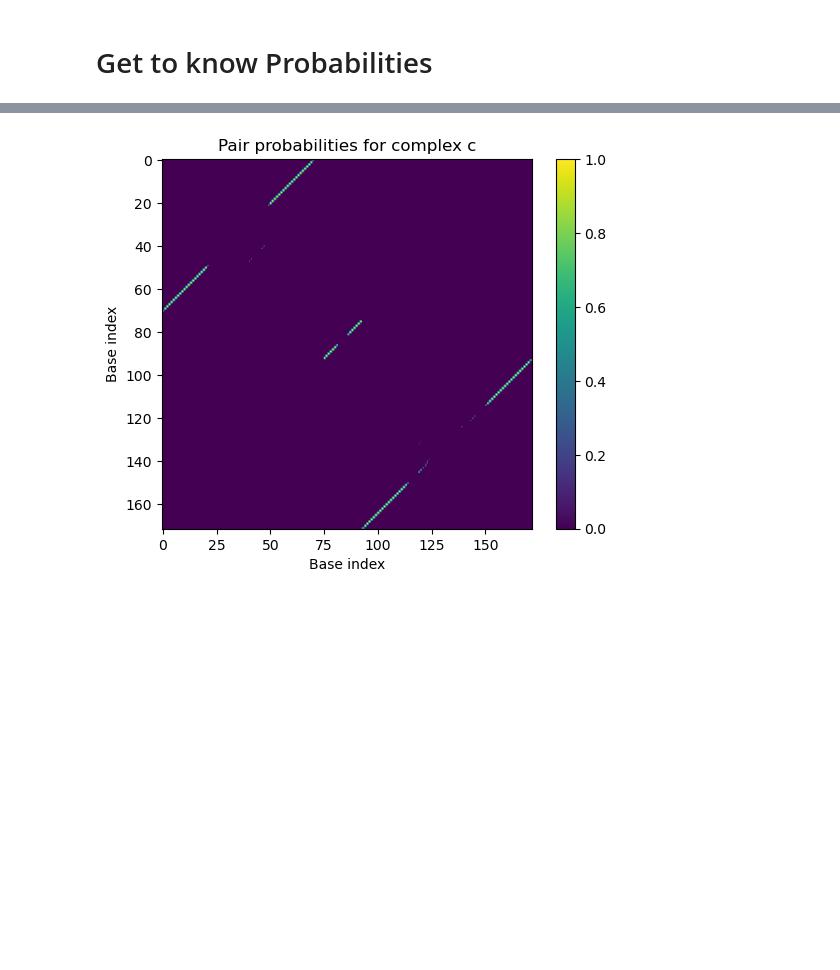
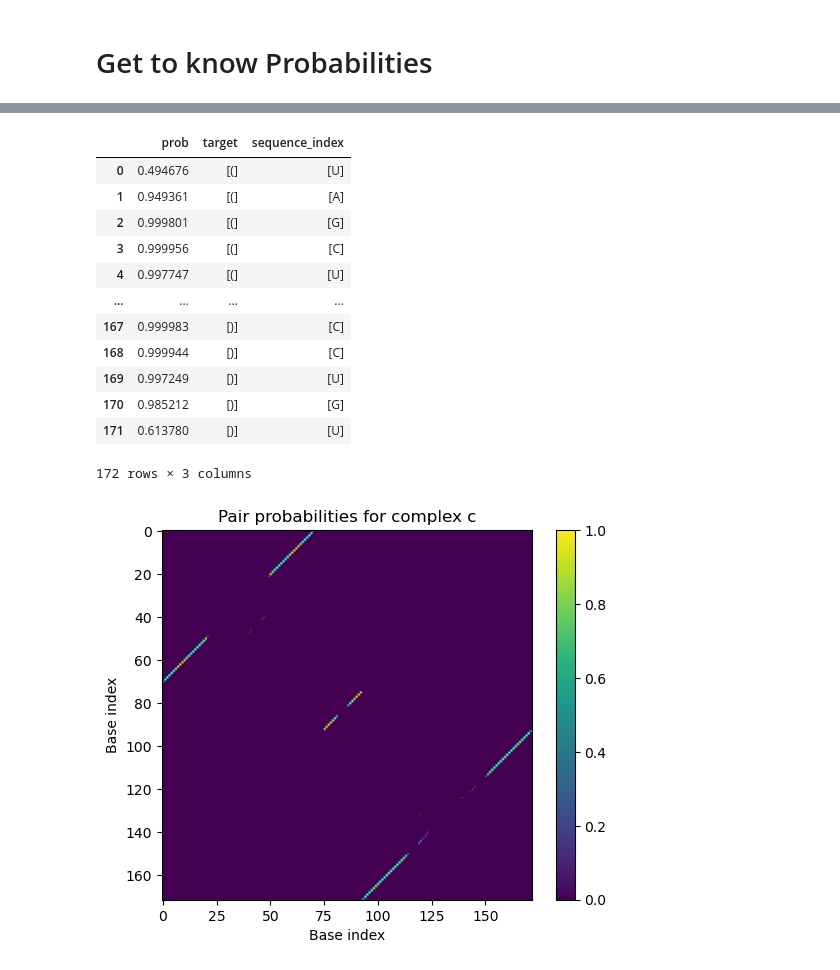
Before and after one commit to iGEM-UGM/iGEM-UGM-drylab, a Jupyter notebook: drylab-parameter-pipeline.ipynb, the cells around one changed output, grey strips where cells are left out. Saved outputs shown, nothing was run; the diff lists cells and outputs as text; code cells hidden in the pictures; blank space fills up the shorter version.

```diff
--- a/drylab-parameter-pipeline.ipynb
+++ b/drylab-parameter-pipeline.ipynb
@@ -676,12 +671,13 @@ for j in range(len(result)):
     on_level_avg = 0
     off_level_avg = 0
     for i in cols_complex:
+        # complex regression: ['(a+c+b)', '(a+b+c)', '(a+b)', '(a+c)']
         ratio_avg += result['on_off_ratio_' + str(i)][j]
         on_level_avg += result['on_level_' + str(i)][j]
         off_level_avg += result['off_level_' + str(i)][j]
     ratio_avg_list.append(ratio_avg/len(cols_complex))
-    on_level_avg_list.append(on_level_avg)
-    off_level_avg_list.append(off_level_avg)
+    on_level_avg_list.append(on_level_avg/len(cols_complex))
+    off_level_avg_list.append(off_level_avg/len(cols_complex))
 result['on_off_ratio_avg'] = ratio_avg_list
 result['on_level_avg'] = on_level_avg_list
 result['off_level_avg'] = off_level_avg_list
@@ -691,0 +688,12 @@ print(ratio_avg_list, on_level_avg_list, off_level_avg_list)
+# %%
+ratio_avg = 0
+for i in cols_complex:
+
+        # complex regression: ['(a+c+b)', '(a+b+c)', '(a+b)', '(a+c)']
+        ratio_avg += result['on_off_ratio_' + str(i)][0]
+        print(result['on_off_ratio_' + str(i)][0], i)
+ratio_avg
+print(result['on_level_' + str('(a+c+b)')][0], result['off_level_' + str('(a+c+b)')][0])
+print(result[str('(a+c+b)'+'_target')][0])
+print(result['on_level_' + str('(a+b+c)')][0], result['off_level_' + str('(a+b+c)')][0])
+print(result[str('(a+b+c)'+'_target')][0])
@@ -846,7 +895,7 @@ tube_results = tube_analysis(tubes=[t1], model=model1, compute=['mfe','ensemble_
 # %%
 import matplotlib.pyplot as plt
 import numpy as np
-def get_prob(target, matrix)
+def get_prob(target, matrix):
     # target = str(tube_results.complexes[Complex([b, a, c], name='(b+a+c)')].mfe[0][0]).replace("+", "")
     target = target.replace('+', '')
     # matrix = pairs(Complex([b, a, c], name='(b+a+c)'), model=model1).to_array()
@@ -864,19 +913,36 @@ def get_prob(target, matrix)
 # %%
 import pandas as pd
 def split_alphabets(string):
   """Splits a string into a list of lists, where each inner list contains all the occurrences of a single alphabet."""
   alphabets = []
   for char in string:
     if char not in alphabets:
       alphabets.append([char])
     else:
       alphabets[-1].append(char)
   return alphabets
-
-target = split_alphabets(str(tube_results.complexes[Complex([b, a, c], name='(b+a+c)')].mfe[0][0]).replace("+", ""))
+structure = str(tube_results.complexes[Complex([b, a, c], name='(b+a+c)')].mfe[0][0]).replace("+", "")
+target = split_alphabets(structure)
 seq_list = split_alphabets(mir21+sequence+mir92a)
+matrix_prob = pairs(Complex([b, a, c], name='(b+a+c)'), model=model1).to_array()
+prob = get_prob(structure, matrix_prob)
 lira_manual = pd.DataFrame({'prob': prob, 'target': target, 'sequence_index': seq_list})
-lira_manual.to_csv('lira_manual_prob.csv')
+# lira_manual.to_csv('lira_manual_prob.csv')
+lira_manual
+# %% [output]
+|  | prob | target | sequence_index |
+| 0 | 0.494676 | [(] | [U] |
+| 1 | 0.949361 | [(] | [A] |
+| 2 | 0.999801 | [(] | [G] |
+| 3 | 0.999956 | [(] | [C] |
+| 4 | 0.997747 | [(] | [U] |
+| ... | ... | ... | ... |
+| 167 | 0.999983 | [)] | [C] |
+| 168 | 0.999944 | [)] | [C] |
+| 169 | 0.997249 | [)] | [U] |
+| 170 | 0.985212 | [)] | [G] |
+| 171 | 0.613780 | [)] | [U] |
+172 rows × 3 columns
 # %%
 plt.imshow(non_diagonal_array)
 plt.xlabel('Base index')
```
Also changed, not shown: parts of 13 cells of this notebook.
